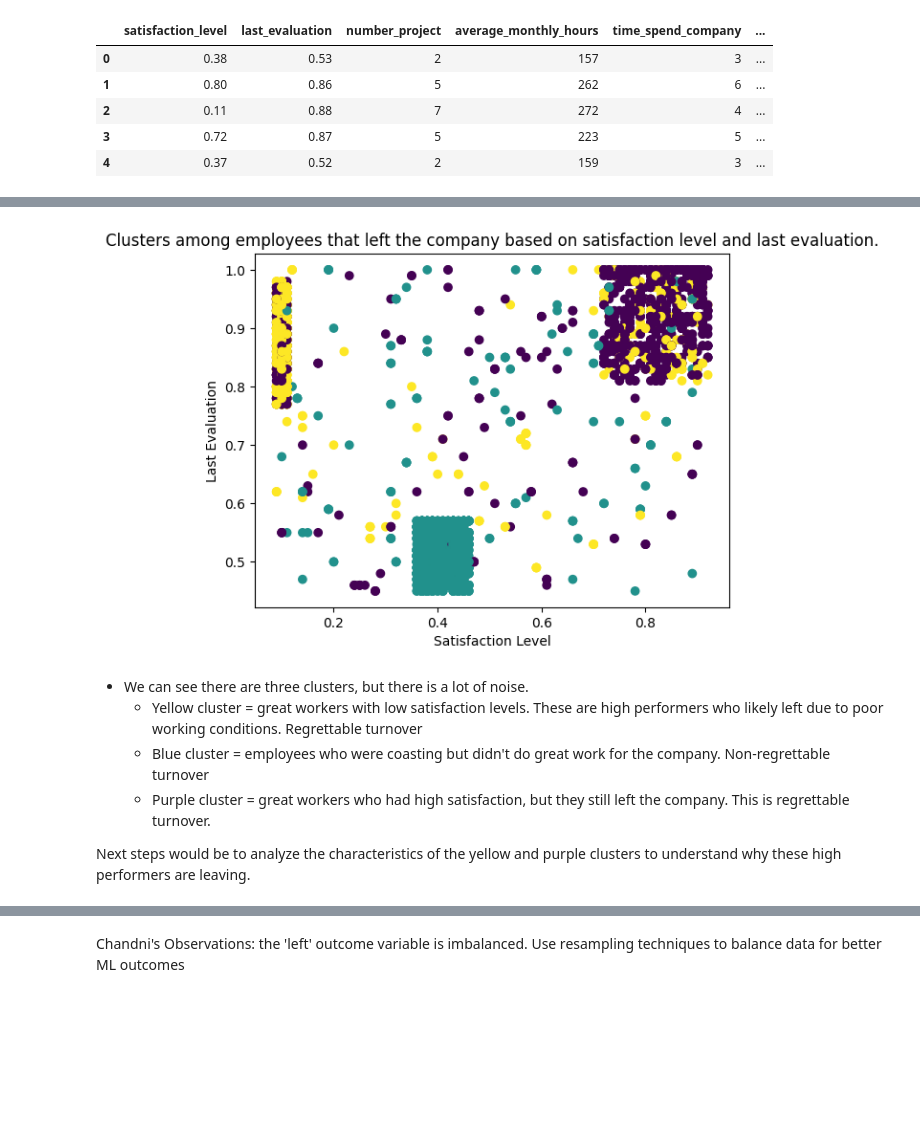
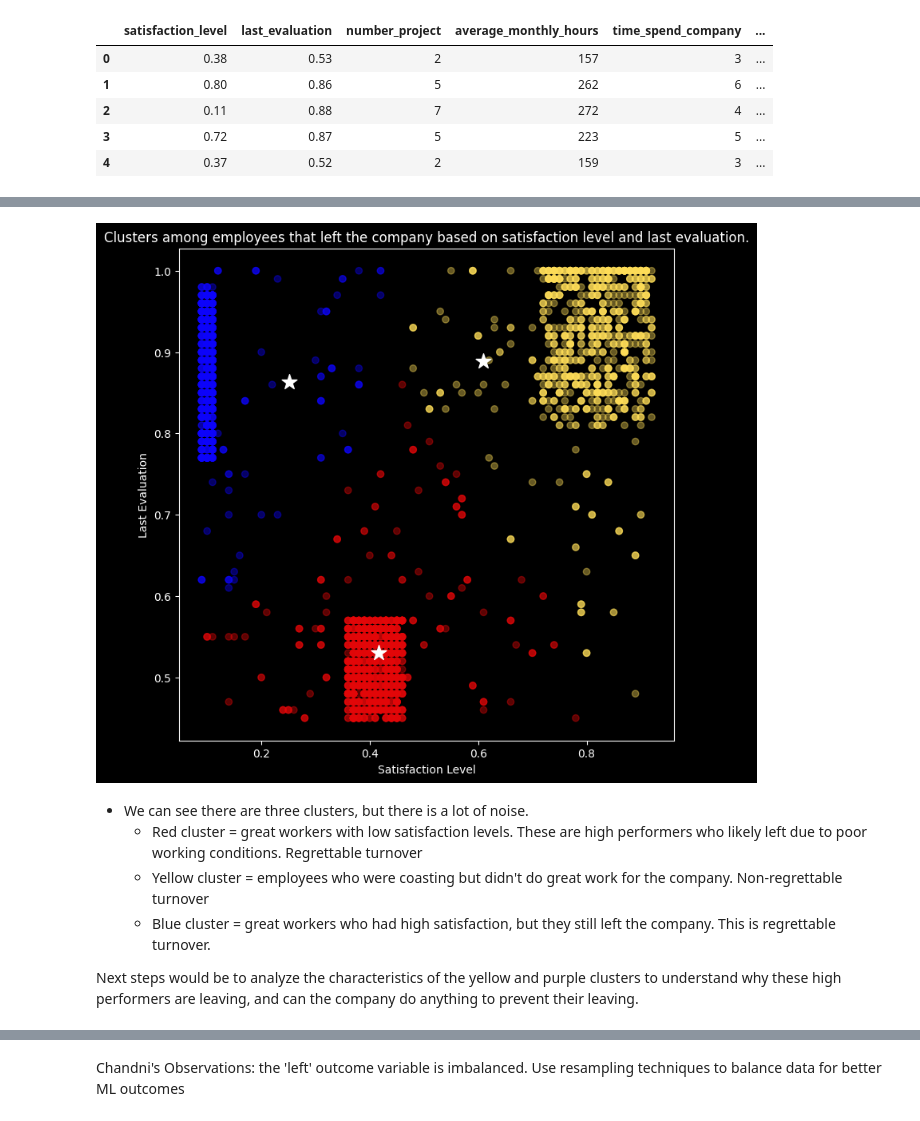
Before and after one commit to chai923/AIML, a Jupyter notebook: AIML_EmployeeTurnoverAnalysis_Project_CKazi.ipynb, the cells around one changed output, grey strips where cells are left out. Cells and saved outputs as stored; diff of their text form; code cells hidden in the pictures; blank space fills up the shorter version.

```diff
--- a/AIML_EmployeeTurnoverAnalysis_Project_CKazi.ipynb
+++ b/AIML_EmployeeTurnoverAnalysis_Project_CKazi.ipynb
@@ -216,0 +228,6 @@ ADD IN ALPHA TRANSPARENCY & CLUSTER CENTRIODS
+# %%
+kmeans = KMeans(n_clusters=3)
+kmeans.fit(df_left)
+#add centroids to the graph
+centroids = kmeans.cluster_centers_
+print(centroids)
@@ -216,0 +241,5 @@ ADD IN ALPHA TRANSPARENCY & CLUSTER CENTRIODS
+# %%
+cent_x = [i[0] for i in centroids] #gives every results in the x coordinates
+cent_y = [i[1] for i in centroids] #gives every results in the x coordinates
+print(cent_x)
+print(cent_y)
@@ -216,0 +249,15 @@ ADD IN ALPHA TRANSPARENCY & CLUSTER CENTRIODS
+# %%
+#map the centroid to the cluster in the dataset based on index positions
+df_left['centx'] = df_left['cluster'].map({
+    0:cent_x[0],
+    1:cent_x[1],
+    2:cent_x[2]
+})
+
+df_left['centy'] = df_left['cluster'].map({
+    0:cent_y[0],
+    1:cent_y[1],
+    2:cent_y[2]
+})
+
+df_left.head()
@@ -216,0 +271,10 @@ ADD IN ALPHA TRANSPARENCY & CLUSTER CENTRIODS
+# %%
+my_cust_col = ['#E4080A','#FFDE59','#0E05FC']
+
+df_left['clust_col'] = df_left['cluster'].map({
+    0:my_cust_col[0],
+    1:my_cust_col[1],
+    2:my_cust_col[2]
+})
+
+df_left.head()
@@ -217,20 +288,21 @@ ADD IN ALPHA TRANSPARENCY & CLUSTER CENTRIODS
 # %%
-kmeans = KMeans(n_clusters=3)
-kmeans.fit(df_left)
-plt.scatter(df_left['satisfaction_level'],df_left['last_evaluation'],c=kmeans.labels_)
+plt.style.use('dark_background')
+plt.figure(figsize=(8,8))
+plt.scatter(df_left['satisfaction_level'],df_left['last_evaluation'],c=df_left['clust_col'],alpha=0.4)
+plt.scatter(cent_x,cent_y,marker='*',s=200,c='white')
 plt.title("Clusters among employees that left the company based on satisfaction level and last evaluation.")
 plt.xlabel("Satisfaction Level")
 plt.ylabel("Last Evaluation")
 plt.show()
 # %% [output]
-[figure, old version]
+[figure, new version]
 # %% [markdown]
 - We can see there are three clusters, but there is a lot of noise.
-    - Yellow cluster = great workers with low satisfaction levels. These are high performers who likely left due to poor working conditions. Regrettable turnover
-    - Blue cluster =  employees who were coasting but didn't do great work for the company. Non-regrettable turnover
-    - Purple cluster = great workers who had high satisfaction, but they still left the company. This is regrettable turnover.
+    - Red cluster = great workers with low satisfaction levels. These are high performers who likely left due to poor working conditions. Regrettable turnover
+    - Yellow cluster =  employees who were coasting but didn't do great work for the company. Non-regrettable turnover
+    - Blue cluster = great workers who had high satisfaction, but they still left the company. This is regrettable turnover.
 
-Next steps would be to analyze the characteristics of the yellow and purple clusters to understand why these high performers are leaving.
+Next steps would be to analyze the characteristics of the yellow and purple clusters to understand why these high performers are leaving, and can the company do anything to prevent their leaving.
 # %%
 print(df["left"].value_counts(normalize=True))
 df['left'].value_counts().plot(kind='bar')
```
Also changed, not shown: parts of 42 cells of this notebook.
